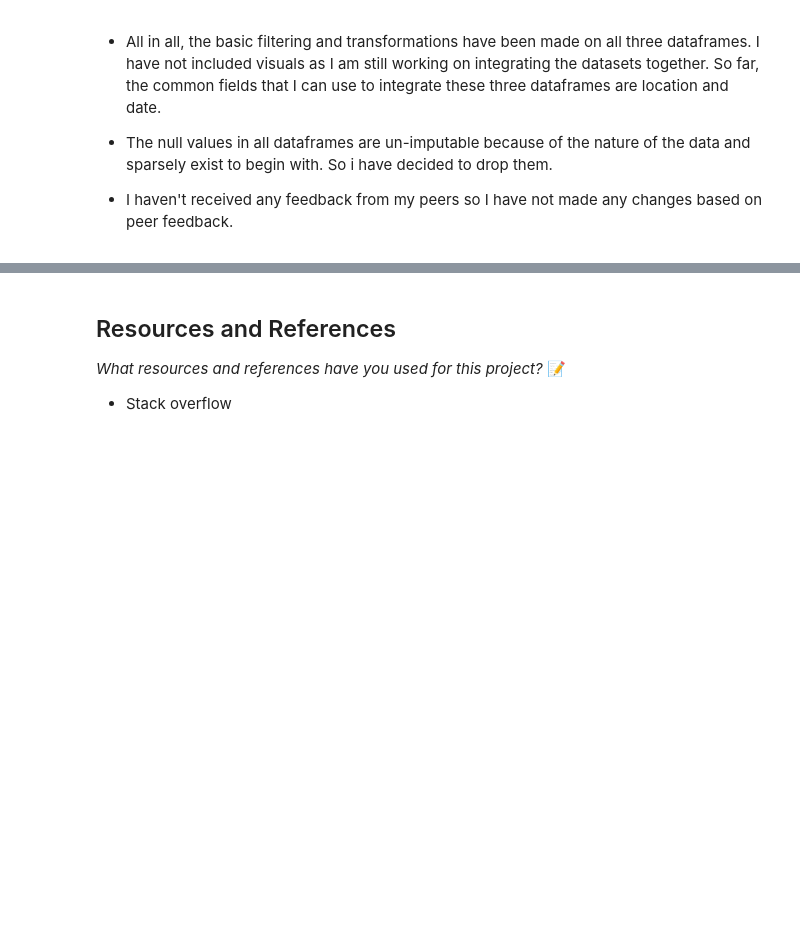
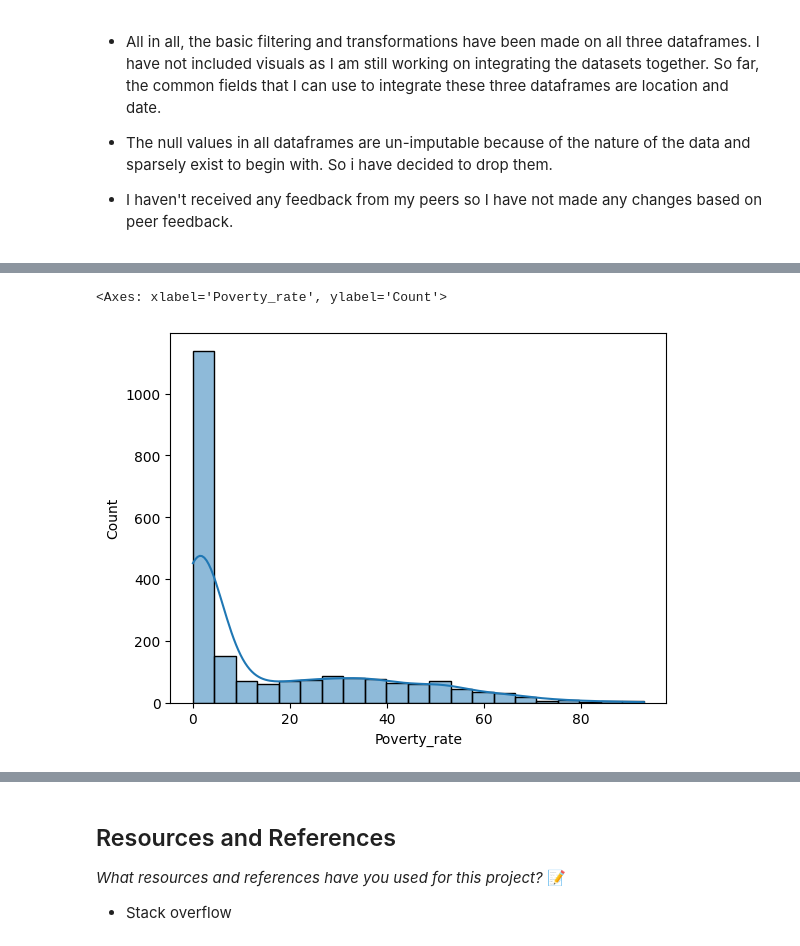
Before and after one commit to IT4063C-Fall24/final-project-Anusk167, a Jupyter notebook: source.ipynb, the cells around one changed output, grey strips where cells are left out. Cells and saved outputs as stored; diff of their text form; code cells hidden in the pictures; blank space fills up the shorter version.

```diff
--- a/source.ipynb
+++ b/source.ipynb
@@ -274,0 +355,5 @@ plt.show()
+# %%
+sns.histplot(glo_poverty_final['Poverty_rate'], kde=True)
+# %% [output]
+<Axes: xlabel='Poverty_rate', ylabel='Count'>
+[figure, added]
```
Also changed, not shown: parts of 21 cells of this notebook, 3 other files.
